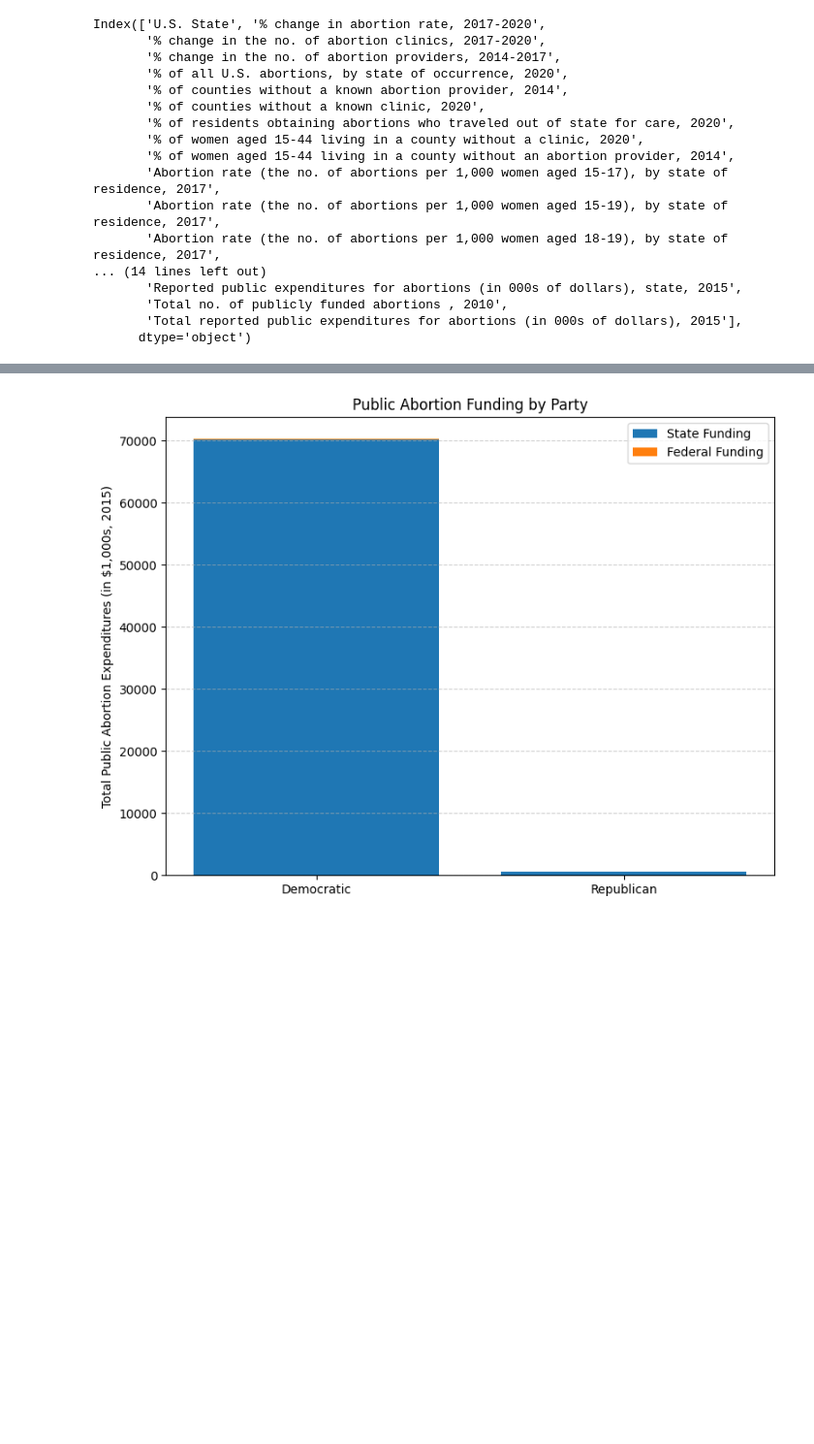
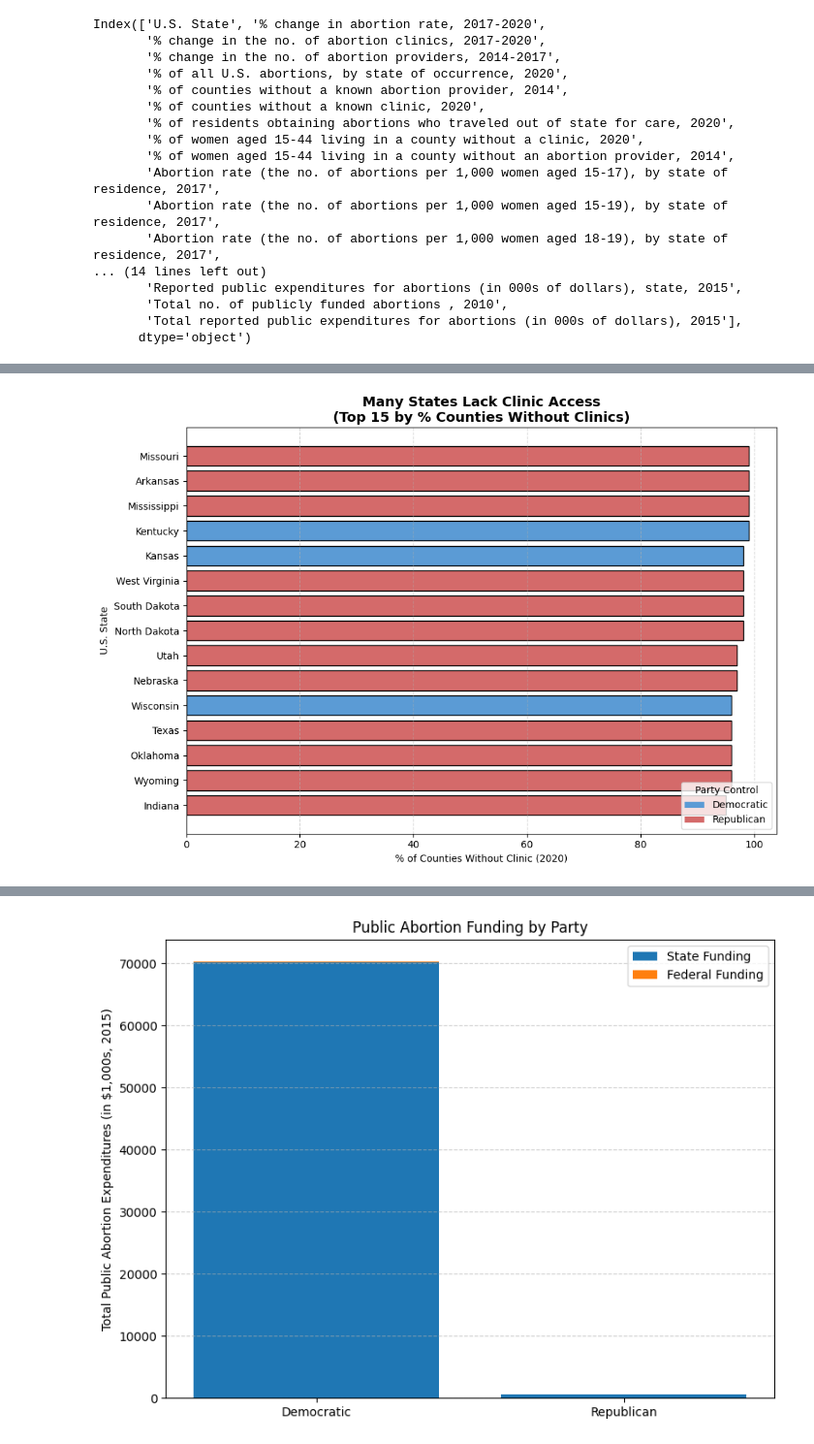
Before and after one commit to evelynzhang5/portfolio, a Jupyter notebook: project2/dsc106.ipynb, the cells around one changed output, grey strips where cells are left out. Shown at 97% size. Cells and saved outputs as stored; diff of their text form; code cells hidden in the pictures; blank space fills up the shorter version.

```diff
--- a/project2/dsc106.ipynb
+++ b/project2/dsc106.ipynb
@@ -527 +494,32 @@ plt.show()
+# %%
+# Prepare data
+top_missing = abortion_df[['U.S. State', 'Party', '% of counties without a known clinic, 2020']].dropna()
+top_missing = top_missing.sort_values(by='% of counties without a known clinic, 2020', ascending=False).head(15)
+
+states = top_missing['U.S. State']
+missing_pct = top_missing['% of counties without a known clinic, 2020']
+colors = ['#5B9BD5' if party == 'Democratic' else '#d46a6a' for party in top_missing['Party']]
+
+# Plot
+fig, ax = plt.subplots(figsize=(10,7))
+bars = ax.barh(states, missing_pct, color=colors, edgecolor='black')
+
+ax.set_title('Many States Lack Clinic Access\n(Top 15 by % Counties Without Clinics)', fontsize=14, weight='bold')
+ax.set_xlabel('% of Counties Without Clinic (2020)')
+ax.set_ylabel('U.S. State')
+ax.invert_yaxis()  # Largest at top
+ax.grid(axis='x', linestyle='--', alpha=0.5)
+
+# Create manual legend
+from matplotlib.patches import Patch
+legend_elements = [
+    Patch(facecolor='#5B9BD5', label='Democratic'),
+    Patch(facecolor='#d46a6a', label='Republican')
+]
+ax.legend(handles=legend_elements, title='Party Control', loc='lower right')
+
+plt.tight_layout()
+plt.show()
+# %% [output]
+[figure, added]
 # %%
```
Also changed, not shown: parts of 32 cells of this notebook, 11 other files.
